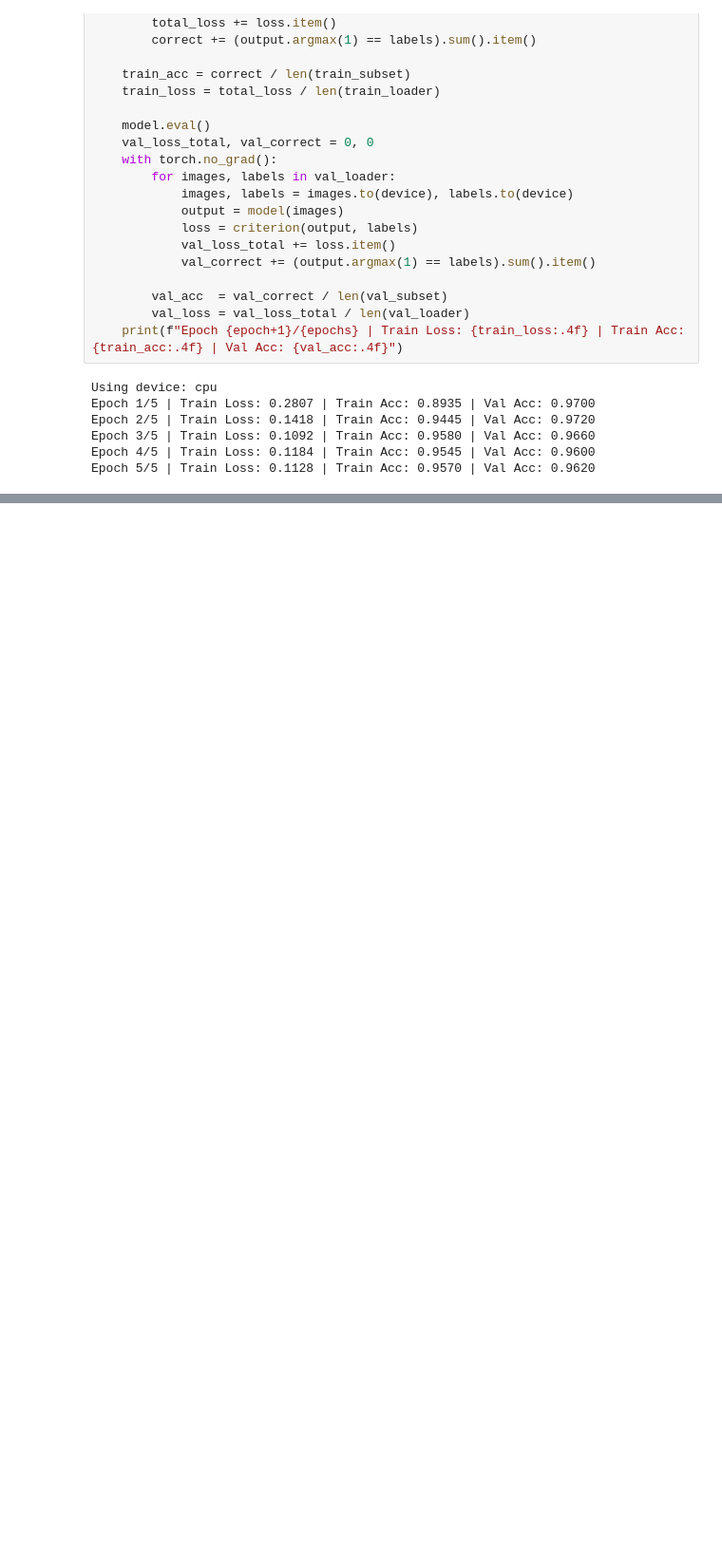
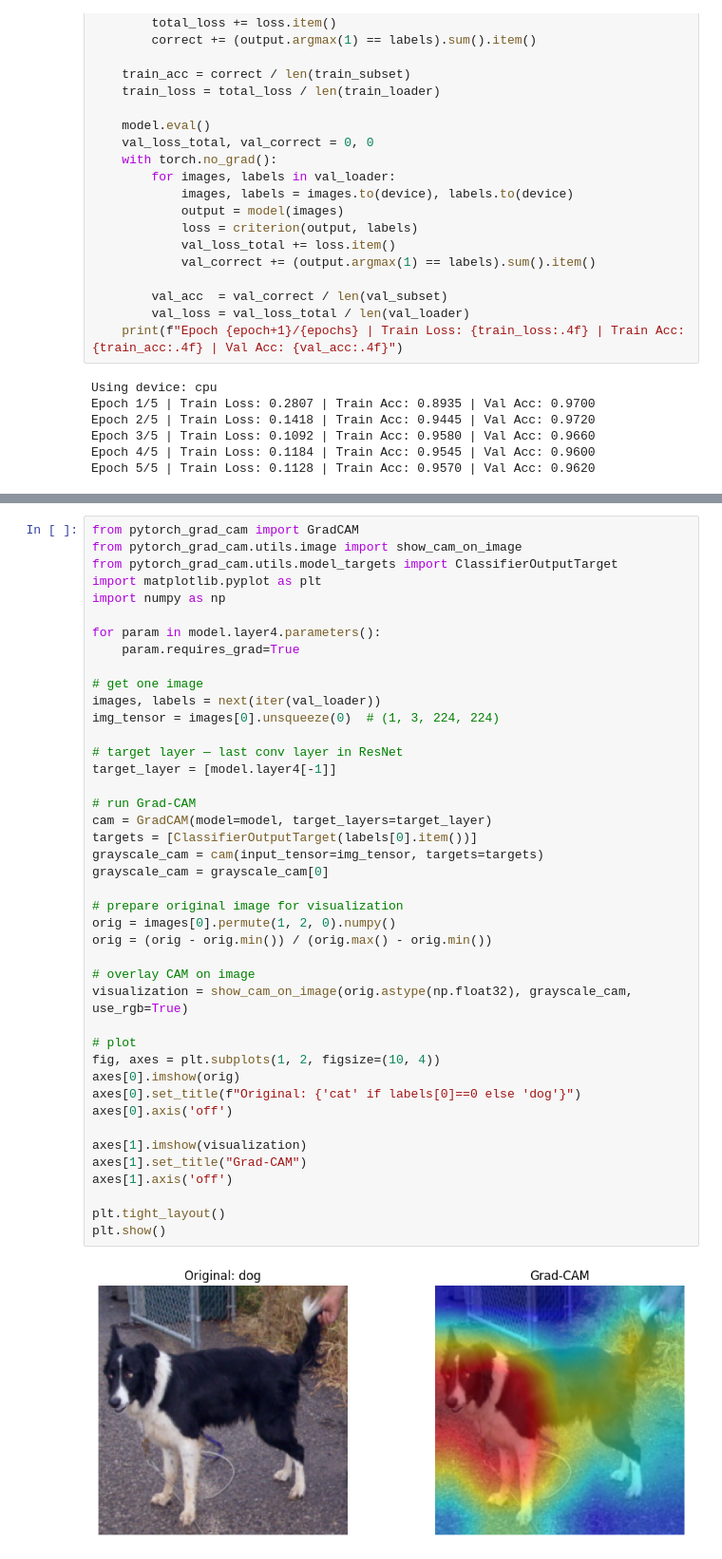
Before and after one commit to muhammedriswanp/cnn-fundamentals, a Jupyter notebook: notebooks/03_transfer_learning.ipynb, the cells around one changed output, grey strips where cells are left out. Shown at 95% size. Cells and saved outputs as stored; diff of their text form; blank space fills up the shorter version.

```diff
--- a/notebooks/03_transfer_learning.ipynb
+++ b/notebooks/03_transfer_learning.ipynb
@@ -135,0 +188,44 @@ Epoch 5/5 | Train Loss: 0.1128 | Train Acc: 0.9570 | Val Acc: 0.9620
+# %%
+from pytorch_grad_cam import GradCAM
+from pytorch_grad_cam.utils.image import show_cam_on_image
+from pytorch_grad_cam.utils.model_targets import ClassifierOutputTarget
+import matplotlib.pyplot as plt
+import numpy as np
+
+for param in model.layer4.parameters():
+    param.requires_grad=True
+
+# get one image
+images, labels = next(iter(val_loader))
+img_tensor = images[0].unsqueeze(0)  # (1, 3, 224, 224)
+
+# target layer — last conv layer in ResNet
+target_layer = [model.layer4[-1]]
+
+# run Grad-CAM
+cam = GradCAM(model=model, target_layers=target_layer)
+targets = [ClassifierOutputTarget(labels[0].item())]
+grayscale_cam = cam(input_tensor=img_tensor, targets=targets)
+grayscale_cam = grayscale_cam[0]
+
+# prepare original image for visualization
+orig = images[0].permute(1, 2, 0).numpy()
+orig = (orig - orig.min()) / (orig.max() - orig.min())
+
+# overlay CAM on image
+visualization = show_cam_on_image(orig.astype(np.float32), grayscale_cam, use_rgb=True)
+
+# plot
+fig, axes = plt.subplots(1, 2, figsize=(10, 4))
+axes[0].imshow(orig)
+axes[0].set_title(f"Original: {'cat' if labels[0]==0 else 'dog'}")
+axes[0].axis('off')
+
+axes[1].imshow(visualization)
+axes[1].set_title("Grad-CAM")
+axes[1].axis('off')
+
+plt.tight_layout()
+plt.show()
+# %% [output]
+[figure, added]
```
Also changed, not shown: parts of 5 cells of this notebook.
